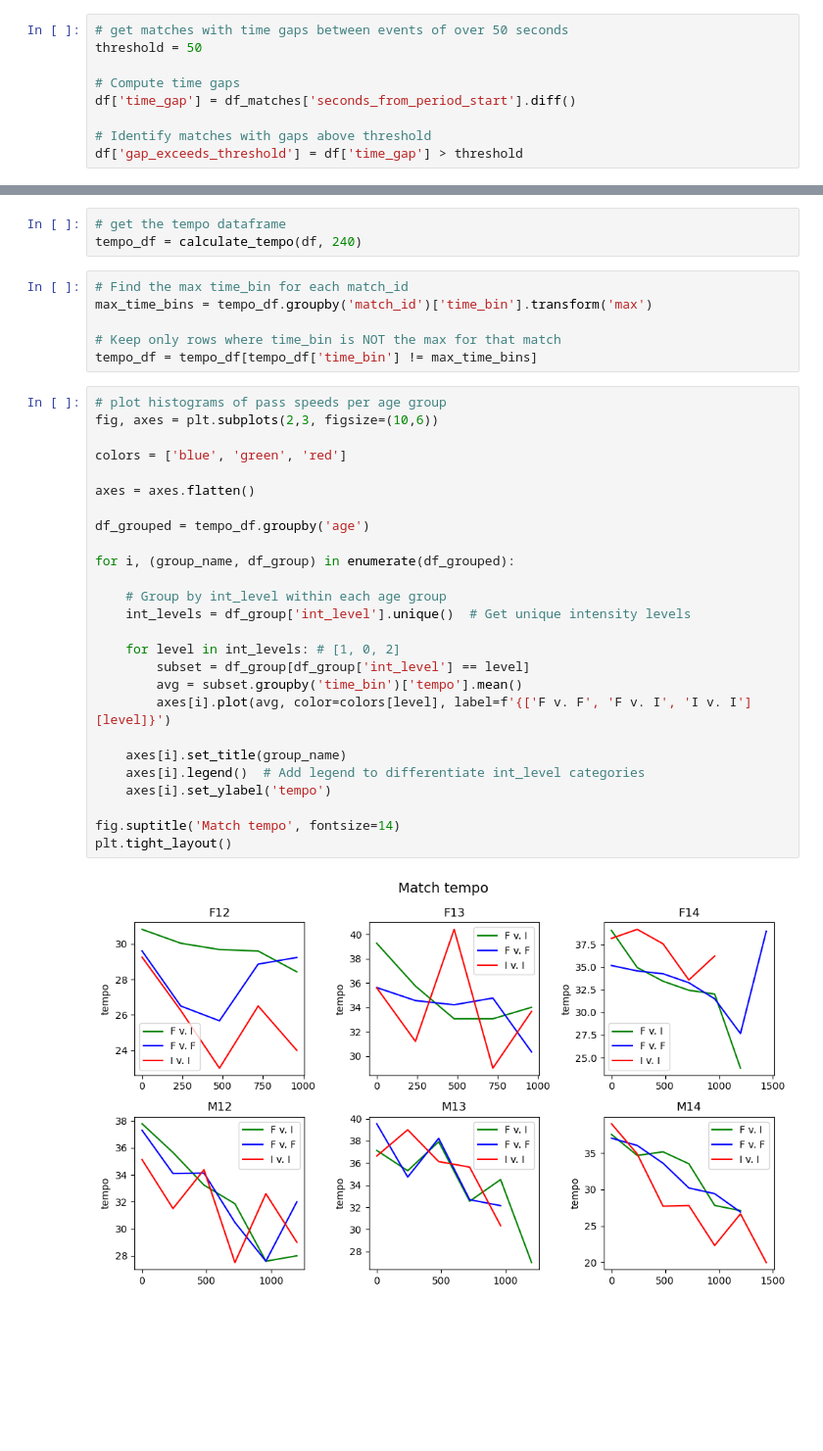
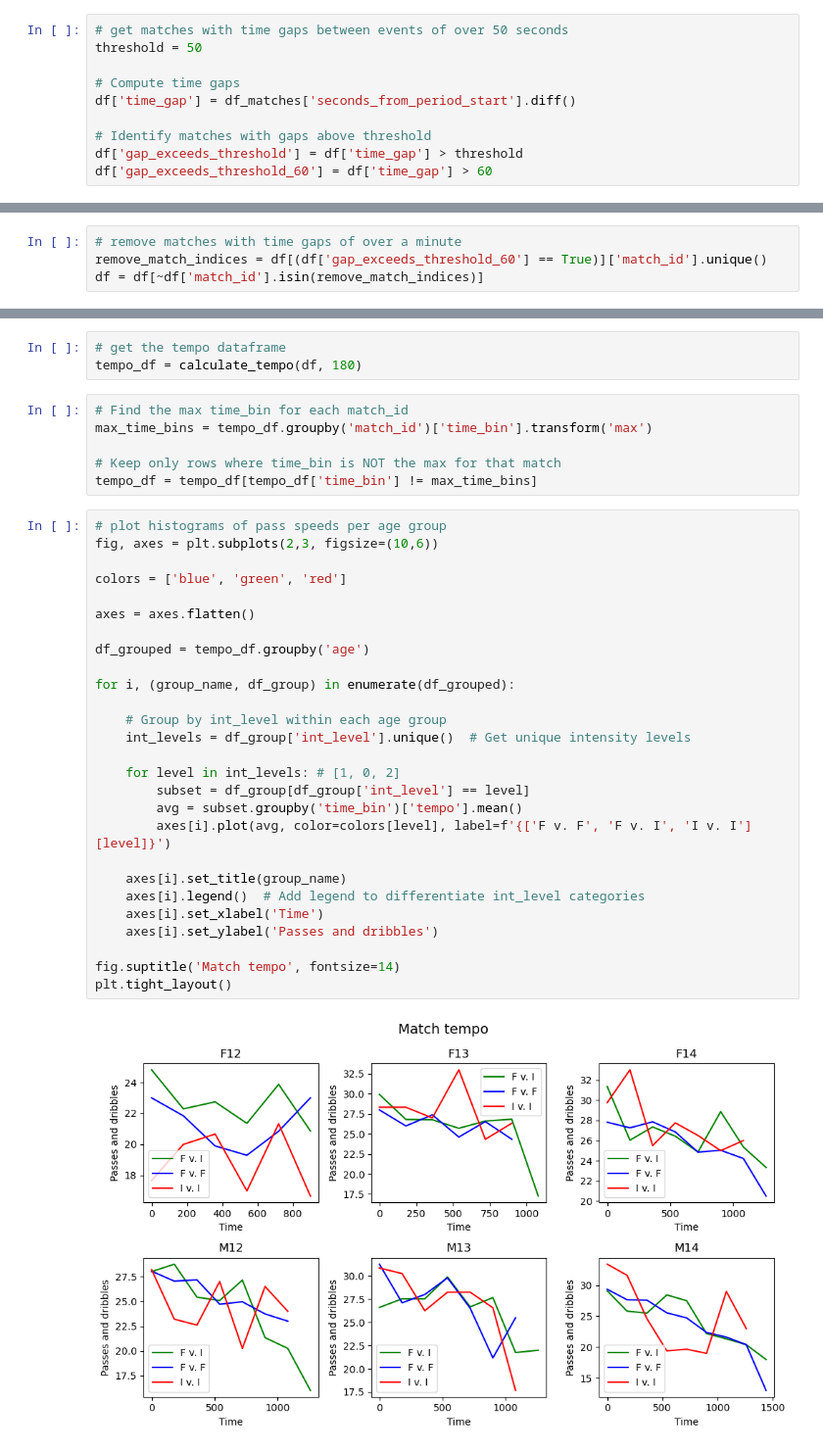
Before and after one commit to konstanyman/thesis_analysis, a Jupyter notebook: processing/tempo.ipynb, the cells around one changed output, grey strips where cells are left out. Shown at 98% size. Saved outputs shown, nothing was run; the diff lists cells and outputs as text; blank space fills up the shorter version.

```diff
--- a/processing/tempo.ipynb
+++ b/processing/tempo.ipynb
@@ -30,6 +48,7 @@ df['time_gap'] = df_matches['seconds_from_period_start'].diff()
 
 # Identify matches with gaps above threshold
 df['gap_exceeds_threshold'] = df['time_gap'] > threshold
+df['gap_exceeds_threshold_60'] = df['time_gap'] > 60
 # %%
 # get matches where two consecutive events are kick-offs
 df['consecutive_kickoffs'] = (df['event_type'] == 'KickOff') & (df['event_type'].shift(1) == 'KickOff')
@@ -40,3 +61,7 @@ df = df[~df['match_id'].isin(remove_match_indices)]
+# %%
+# remove matches with time gaps of over a minute
+remove_match_indices = df[(df['gap_exceeds_threshold_60'] == True)]['match_id'].unique()
+df = df[~df['match_id'].isin(remove_match_indices)]
 # %% [markdown]
 ### Plotting
 # %%
@@ -87,7 +110,7 @@ We can tell that the second period looks useless in all age groups, only a few t
 df = df[df['period'] == 1.0]
 # %%
 # get the tempo dataframe
-tempo_df = calculate_tempo(df, 240)
+tempo_df = calculate_tempo(df, 180)
 # %%
 # Find the max time_bin for each match_id
 max_time_bins = tempo_df.groupby('match_id')['time_bin'].transform('max')
@@ -97,28 +120,29 @@ tempo_df = tempo_df[tempo_df['time_bin'] != max_time_bins]
 # %%
 # plot histograms of pass speeds per age group
 fig, axes = plt.subplots(2,3, figsize=(10,6))
 
 colors = ['blue', 'green', 'red']
 
 axes = axes.flatten()
 
 df_grouped = tempo_df.groupby('age')
 
 for i, (group_name, df_group) in enumerate(df_grouped):
 
     # Group by int_level within each age group
     int_levels = df_group['int_level'].unique()  # Get unique intensity levels
 
     for level in int_levels: # [1, 0, 2]
         subset = df_group[df_group['int_level'] == level]
         avg = subset.groupby('time_bin')['tempo'].mean()
         axes[i].plot(avg, color=colors[level], label=f'{['F v. F', 'F v. I', 'I v. I'][level]}')
 
     axes[i].set_title(group_name)
     axes[i].legend()  # Add legend to differentiate int_level categories
-    axes[i].set_ylabel('tempo')
+    axes[i].set_xlabel('Time')
+    axes[i].set_ylabel('Passes and dribbles')
 
 fig.suptitle('Match tempo', fontsize=14)
 plt.tight_layout()
 # %% [output]
-[figure, old version]
+[figure, new version]
```
Also changed, not shown: parts of 12 cells of this notebook.
